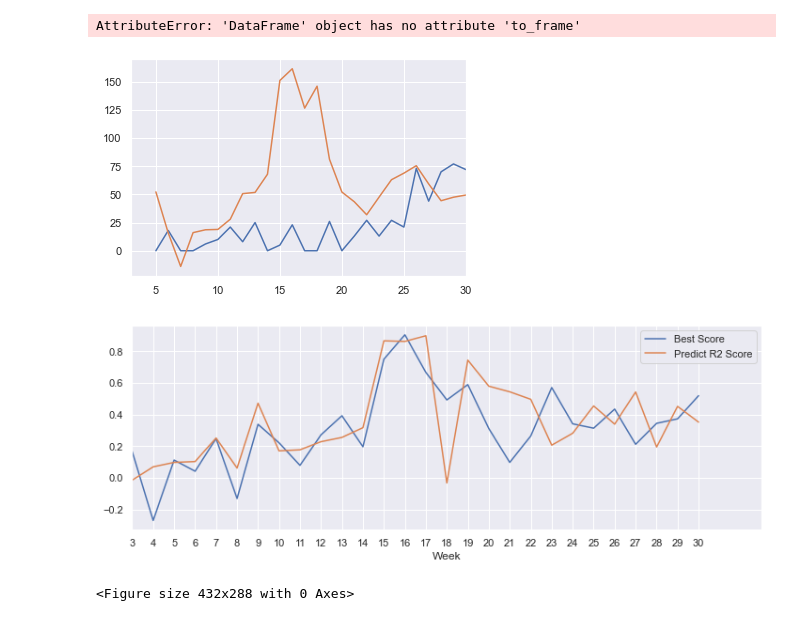
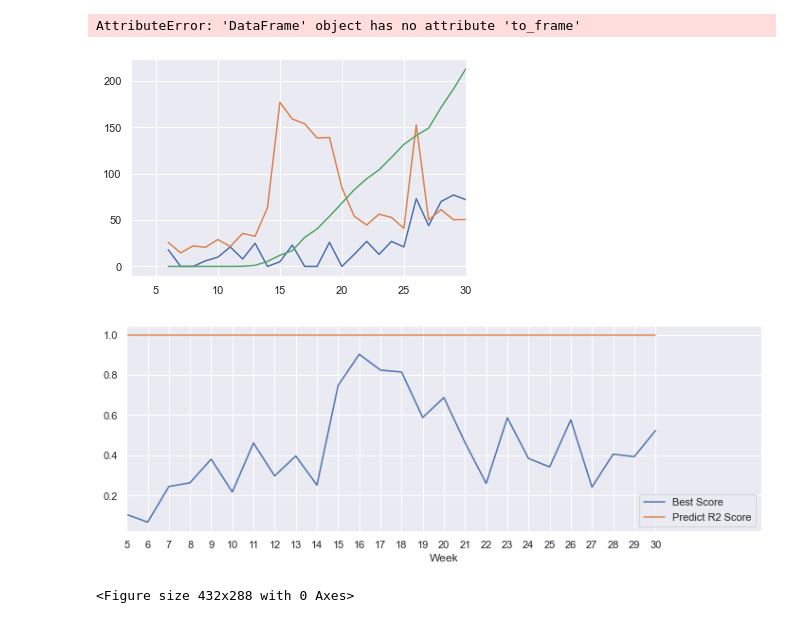
Before and after one commit to sakethsundar/covid-excess-mortality, a Jupyter notebook: excess_mortality_forecaster_v2.ipynb, the cells around one changed output. Cells and saved outputs as stored; diff of their text form; code cells hidden in the pictures.

```diff
--- a/excess_mortality_forecaster_v2.ipynb
+++ b/excess_mortality_forecaster_v2.ipynb
@@ -95,7 +95,7 @@ US_Cases_df=US_Cases_df.melt(id_vars=['FIPS','Province_State'],
 
 US_Cases_df['Date']= pd.to_datetime(US_Cases_df['Date'])
 US_Cases_df['week'] = US_Cases_df['Date'].dt.week
-weekly_covid_cases_df = US_Cases_df.groupby(['FIPS', 'week'])['Value'].sum()
+weekly_covid_cases_df = US_Cases_df.groupby(['FIPS', 'week'])['Value'].mean()
 weekly_covid_cases_df = weekly_covid_cases_df.to_frame(name = 'weekly_cases').reset_index()
 
 Confirmed_url = 'https://raw.githubusercontent.com/CSSEGISandData/COVID-19/master/csse_covid_19_data/csse_covid_19_time_series/time_series_covid19_deaths_US.csv'
@@ -111,7 +111,7 @@ US_Deaths_df = US_Deaths_df.melt(id_vars=['FIPS','Province_State'],
 
 US_Deaths_df['Date']= pd.to_datetime(US_Deaths_df['Date'])
 US_Deaths_df['week'] = US_Deaths_df['Date'].dt.week
-weekly_covid_deaths_df = US_Deaths_df.groupby(['FIPS', 'week'])['Value'].sum()
+weekly_covid_deaths_df = US_Deaths_df.groupby(['FIPS', 'week'])['Value'].mean()
 weekly_covid_deaths_df = weekly_covid_deaths_df.to_frame(name = 'weekly_deaths').reset_index()
 weekly_covid_deaths_df["FIPS"] = pd.to_numeric(weekly_covid_deaths_df["FIPS"], downcast="float")
 # %%
@@ -270,6 +270,7 @@ def run_model(train_start_week_day,train_end_week_day,predict_start_week_day,pre
     train_week = pd.Series(range(train_start_week_day,train_end_week_day))
     #print ("training week series :" , train_week.array)
     covariates_train_week = covariates_merged.loc[(covariates_merged['week'].isin(train_week))]
+    covariates_train_week =covariates_train_week.drop(['week'], axis=1)
     weekly_deaths_train_week = weekly_deaths_merged_df.loc[(weekly_deaths_merged_df['week'].isin(train_week))].iloc[:, predict_column_index]
     if len(weekly_deaths_merged_df) > 0:
 
@@ -304,6 +305,7 @@ def run_model(train_start_week_day,train_end_week_day,predict_start_week_day,pre
         #print ("predicting next week series :" , predict_week.array)
 
         X_predict_week = covariates_merged_ut.loc[(covariates_merged_ut['week'].isin(predict_week))]
+        X_predict_week = X_predict_week.drop(['week'], axis=1)
         #predict_week_df = weekly_deaths_merged_df.loc[(weekly_deaths_merged_df['week'].isin(predict_week))]
         #Y_actual_predict_week = predict_week_df.iloc[:,predict_column_index]
         #best_reg.fit(X_tune_week, Y_actual_tune_week)
@@ -312,7 +314,7 @@ def run_model(train_start_week_day,train_end_week_day,predict_start_week_day,pre
         print(Y_predict_week.shape)
         Y_actual_predict_week = Y_predict_week
         predict_score = r2_score(Y_actual_predict_week, Y_predict_week)
-        print(week_num , ":", predict_score)
+        print(predict_score)
         best_fit_scores.loc[index] = [str(predict_start_week_day), xgb_grid.best_params_, xgb_grid.best_score_,  predict_score]
 
         return Y_predict_week, Y_actual_predict_week
@@ -501,27 +504,33 @@ AttributeError: 'DataFrame' object has no attribute 'to_frame'
 # %%
 import seaborn as sns
 sns.set()
 import matplotlib.pyplot as plt
 
 #cdc_df = pd.read_csv("data/states/colorado/colorado_excess_deaths.csv", error_bad_lines=True)
 cdc_df = pd.read_csv("data/states/utah/utah_excess_deaths.csv", error_bad_lines=True)
-actual_deaths = cdc_df[(cdc_df['Week'] >= 5) & (cdc_df['Week'] <= 30)].groupby([ 'Week'])['Excess Higher Estimate'].sum()
+weekly_covid_deaths_df_ut = weekly_covid_deaths_df[(weekly_covid_deaths_df['FIPS'] > 49000) & (weekly_covid_deaths_df['FIPS'] <= 49057)]
+weekly_covid_deaths_ut_agg = weekly_covid_deaths_df_ut.groupby(['week'])['weekly_deaths'].sum()
+weekly_covid_deaths_ut_agg_df = weekly_covid_deaths_ut_agg.to_frame(name = 'total_covid_deaths').reset_index()
+weekly_covid_deaths_ut_agg_df = weekly_covid_deaths_ut_agg_df[(weekly_covid_deaths_ut_agg_df['week'] >= 6) & (weekly_covid_deaths_ut_agg_df['week'] <= 30)]
+actual_deaths = cdc_df[(cdc_df['Week'] >= 6) & (cdc_df['Week'] <= 30)].groupby([ 'Week'])['Excess Higher Estimate'].sum()
 actual_deaths_df = actual_deaths.to_frame(name = 'actual_excess_deaths').reset_index()
 pred_deaths = predicted_df_all_days.groupby(['Week'])['Predicted_Weekly_Excess_Deaths'].sum()
 pred_deaths_df = pred_deaths.to_frame(name = 'pred_excess_deaths').reset_index()
 
 fig, axs = plt.subplots(1)
 x = actual_deaths_df['Week']
 y = actual_deaths_df['actual_excess_deaths']
 z = pred_deaths_df['pred_excess_deaths']
+u = weekly_covid_deaths_ut_agg_df['total_covid_deaths']
 plt.xlim(3,30)
 
 axs.plot(x, y)
 axs.plot(x, z)
+axs.plot(x, u)
 
 plt.savefig('pred_actual_2weeks.png')
 # %% [output]
-[figure, old version]
+[figure, new version]
 # %%
 import seaborn as sns
 
@@ -554,5 +563,5 @@ drawGraphs(best_fit_scores, 'Pred_Actual')
 #plt.plot(x, y)
 #plt.plot(x, z)
 # %% [output]
-[figure, old version]
+[figure, new version]
 <Figure size 432x288 with 0 Axes>
```
Also changed, not shown: parts of 3 cells of this notebook, 3 other files.
